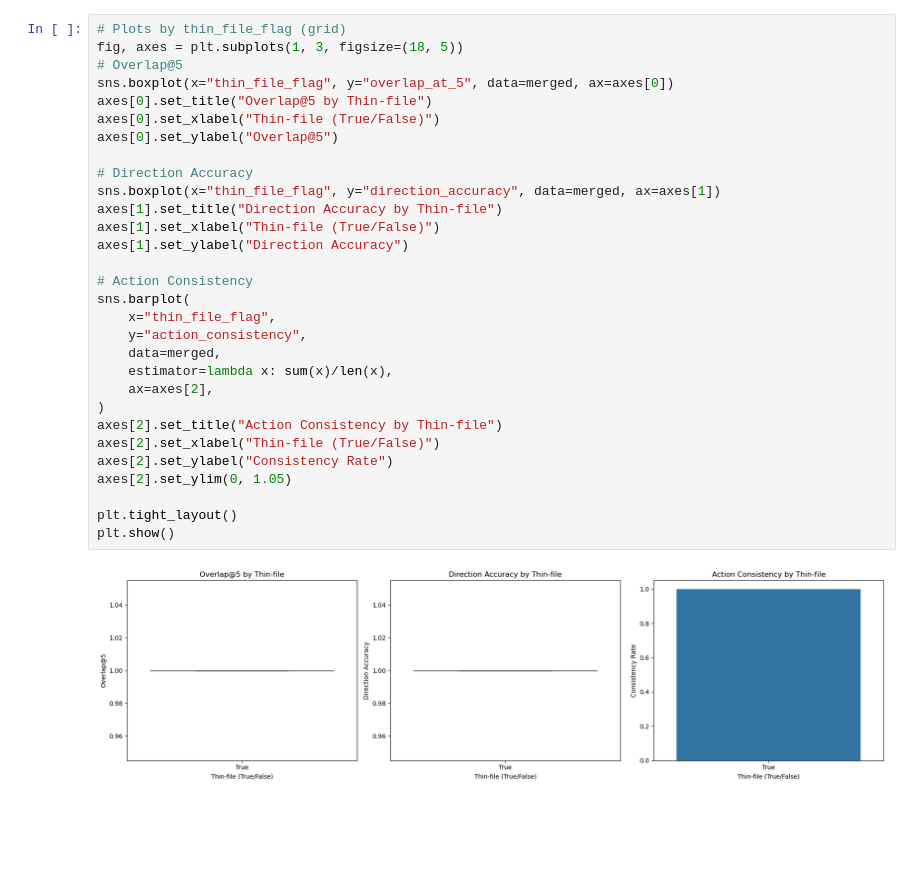
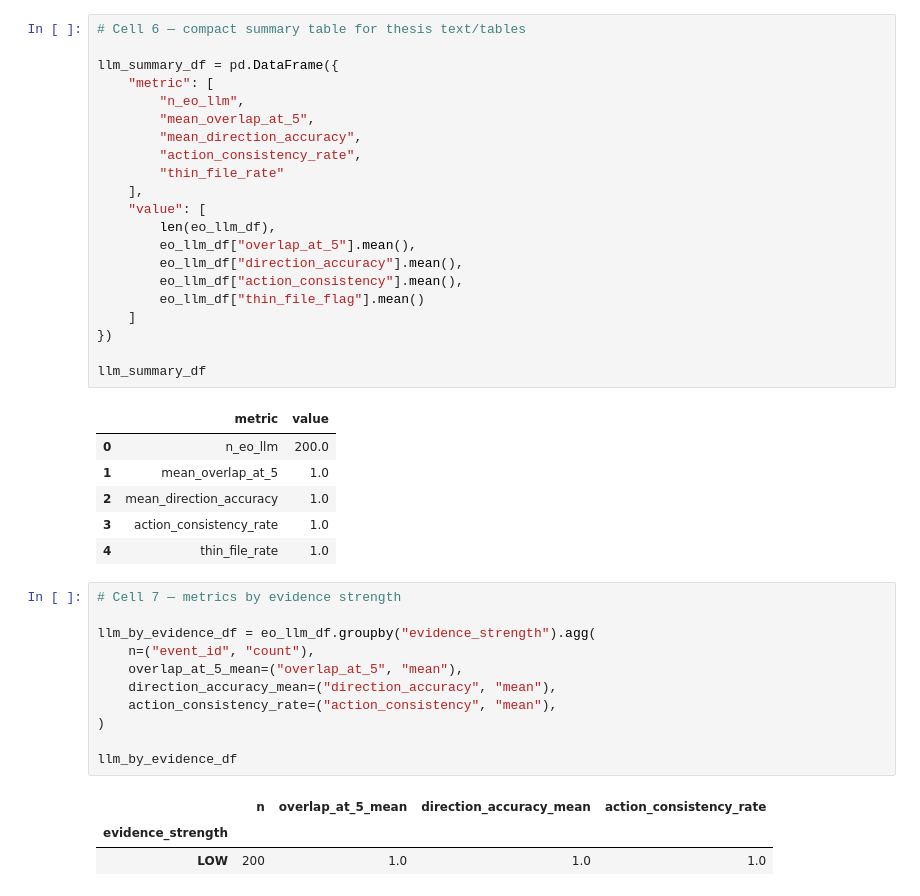
Before and after one commit to apmurtagh/miniature-fishstick, a Jupyter notebook: thesis_analysis.ipynb, the cells around one changed output. Cells and saved outputs as stored; diff of their text form; blank space fills up the shorter version.

```diff
--- a/thesis_analysis.ipynb
+++ b/thesis_analysis.ipynb
@@ -207,32 +432,43 @@ plt.show()
-# %%
-# Plots by thin_file_flag (grid)
-fig, axes = plt.subplots(1, 3, figsize=(18, 5))
-# Overlap@5
-sns.boxplot(x="thin_file_flag", y="overlap_at_5", data=merged, ax=axes[0])
-axes[0].set_title("Overlap@5 by Thin-file")
-axes[0].set_xlabel("Thin-file (True/False)")
-axes[0].set_ylabel("Overlap@5")
-
-# Direction Accuracy
-sns.boxplot(x="thin_file_flag", y="direction_accuracy", data=merged, ax=axes[1])
-axes[1].set_title("Direction Accuracy by Thin-file")
-axes[1].set_xlabel("Thin-file (True/False)")
-axes[1].set_ylabel("Direction Accuracy")
-
-# Action Consistency
-sns.barplot(
-    x="thin_file_flag",
-    y="action_consistency",
-    data=merged,
-    estimator=lambda x: sum(x)/len(x),
-    ax=axes[2],
-)
-axes[2].set_title("Action Consistency by Thin-file")
-axes[2].set_xlabel("Thin-file (True/False)")
-axes[2].set_ylabel("Consistency Rate")
-axes[2].set_ylim(0, 1.05)
-
-plt.tight_layout()
-plt.show()
-# %% [output]
-[figure, removed]
+# %%
+# Cell 6 — compact summary table for thesis text/tables
+
+llm_summary_df = pd.DataFrame({
+    "metric": [
+        "n_eo_llm",
+        "mean_overlap_at_5",
+        "mean_direction_accuracy",
+        "action_consistency_rate",
+        "thin_file_rate"
+    ],
+    "value": [
+        len(eo_llm_df),
+        eo_llm_df["overlap_at_5"].mean(),
+        eo_llm_df["direction_accuracy"].mean(),
+        eo_llm_df["action_consistency"].mean(),
+        eo_llm_df["thin_file_flag"].mean()
+    ]
+})
+
+llm_summary_df
+# %% [output]
+|  | metric | value |
+| 0 | n_eo_llm | 200.0 |
+| 1 | mean_overlap_at_5 | 1.0 |
+| 2 | mean_direction_accuracy | 1.0 |
+| 3 | action_consistency_rate | 1.0 |
+| 4 | thin_file_rate | 1.0 |
+# %%
+# Cell 7 — metrics by evidence strength
+
+llm_by_evidence_df = eo_llm_df.groupby("evidence_strength").agg(
+    n=("event_id", "count"),
+    overlap_at_5_mean=("overlap_at_5", "mean"),
+    direction_accuracy_mean=("direction_accuracy", "mean"),
+    action_consistency_rate=("action_consistency", "mean"),
+)
+
+llm_by_evidence_df
+# %% [output]
+|  | n | overlap_at_5_mean | direction_accuracy_mean | action_consistency_rate |
+| evidence_strength |  |  |  |  |
+| LOW | 200 | 1.0 | 1.0 | 1.0 |
```
Also changed, not shown: parts of 35 cells of this notebook.
